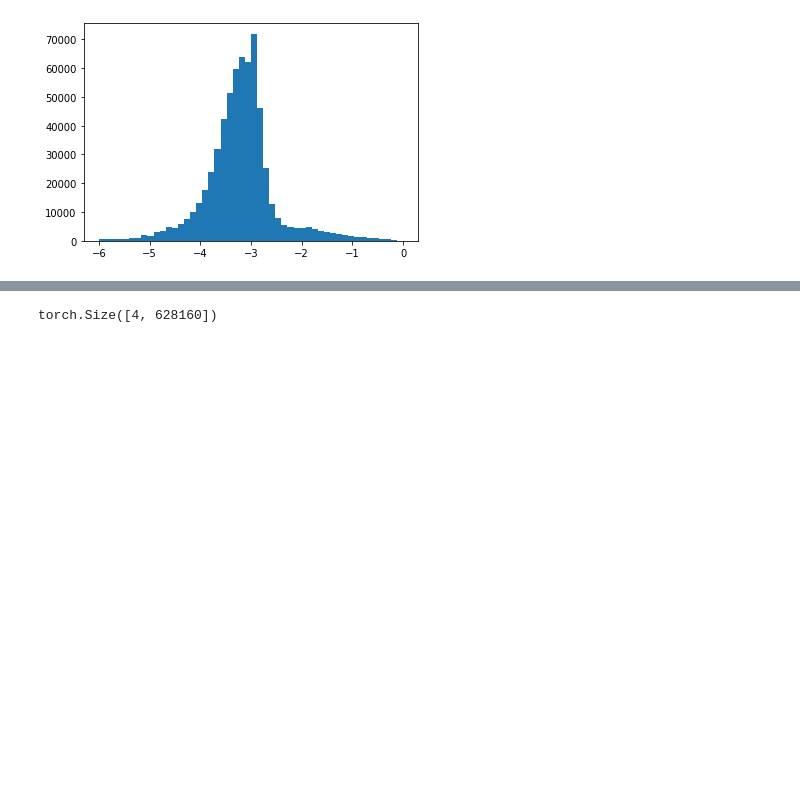
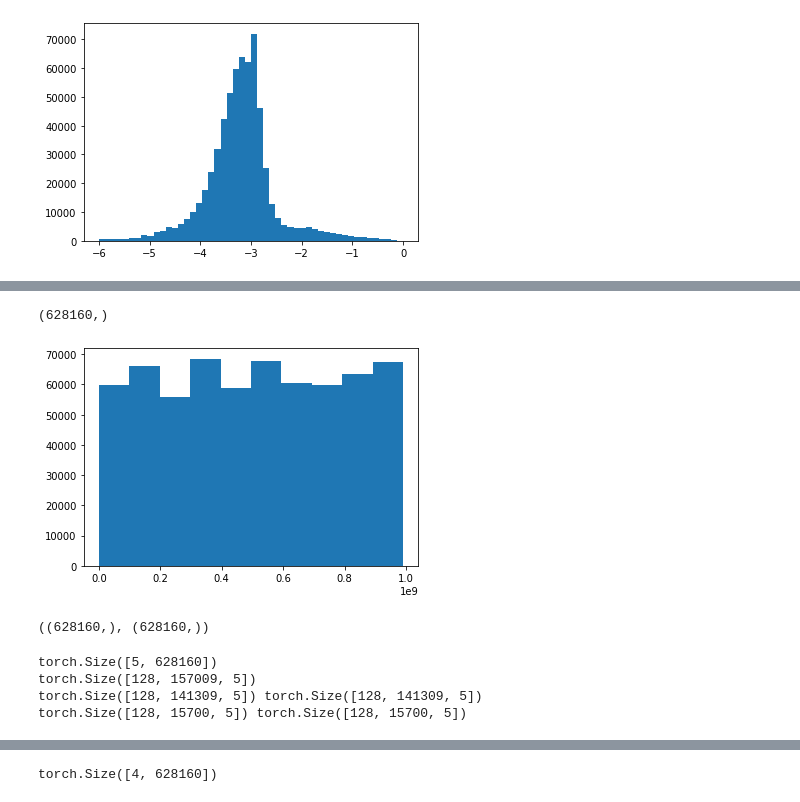
Before and after one commit to mdubouch/noise-gan, a Jupyter notebook: noise_info.ipynb, the cells around one changed output, grey strips where cells are left out. Drawn from its saved outputs; the diff is of its cells as text; code cells hidden in the pictures; blank space fills up the shorter version.

Commit message:
Transformer shenanigans

```diff
--- a/noise_info.ipynb
+++ b/noise_info.ipynb
@@ -278,0 +279,63 @@ Tesla T4
+# %%
+edep.shape
+# %% [output]
+(628160,)
+# %%
+plt.hist(event_id);
+# %% [output]
+[figure, added]
+# %%
+wire.shape, wx.shape
+# %% [output]
+((628160,), (628160,))
+# %%
+min_radius = np.sqrt(wx**2 + wy**2).min()
+max_radius = np.sqrt(wx**2 + wy**2).max()
+
+def transform_pos(wx, wy):
+    theta = np.arctan2(wy, wx)
+    x_wx = (wx - min_radius * np.cos(theta)) / (max_radius - min_radius)
+    x_wy = (wy - min_radius * np.sin(theta)) / (max_radius - min_radius)
+    x_r = np.sqrt(x_wx**2 + x_wy**2) * 2 - 1
+    x_th = theta / np.pi
+    #x_th = np.arctan2(x_wy, x_wx) / np.pi # NEVER DO THIS
+    return x_r, x_th
+
+def inv_transform_pos(x_r, x_th):
+    _wx = (x_r+1.)/2. * np.cos(x_th * np.pi)
+    _wy = (x_r+1.)/2. * np.sin(x_th * np.pi)
+    return _wx * (max_radius - min_radius) + min_radius * np.cos(x_th * np.pi), _wy * (max_radius - min_radius) + min_radius * np.sin(x_th * np.pi)
+
+def define_sequences(seq_len):
+    ev_tid, counts = np.unique([event_id, track_id], return_counts=True)
+    wr, wth = transform_pos(wx, wy)
+    train = np.array([np.log10(edep), np.log10(t), doca, wr, wth], dtype=np.float32)
+    train = (train - train.min(axis=1, keepdims=True)) / (train.max(axis=1, keepdims=True) - train.min(axis=1, keepdims=True)) * 2 - 1
+
+    train = torch.from_numpy(train)
+    print(train.shape)
+    stride = 4
+    unfolded = train.unfold(1, seq_len, stride).permute(2, 1, 0)
+    print(unfolded.shape)
+
+    split = unfolded.shape[1] // 10
+
+    # Spacing between train and test in unfolded array
+    #spacing = seq_len // stride
+    #print(spacing)
+
+    train_x = unfolded[:,:,:][:,split:]
+    train_y = unfolded[:,:,:][:,split:]
+
+    test_x = unfolded[:,:,:][:,:split]
+    test_y = unfolded[:,:,:] [:,:split]
+    print(train_x.shape, train_y.shape)
+    print(test_x.shape, test_y.shape)
+    return train_x, train_y, test_x, test_y
+
+_train_x, _train_y, _test_x, _test_y = define_sequences(seq_len=128)
+# %% [output]
+torch.Size([5, 628160])
+torch.Size([128, 157009, 5])
+torch.Size([128, 141309, 5]) torch.Size([128, 141309, 5])
+torch.Size([128, 15700, 5]) torch.Size([128, 15700, 5])
```
Also changed, not shown: parts of 25 cells of this notebook.
